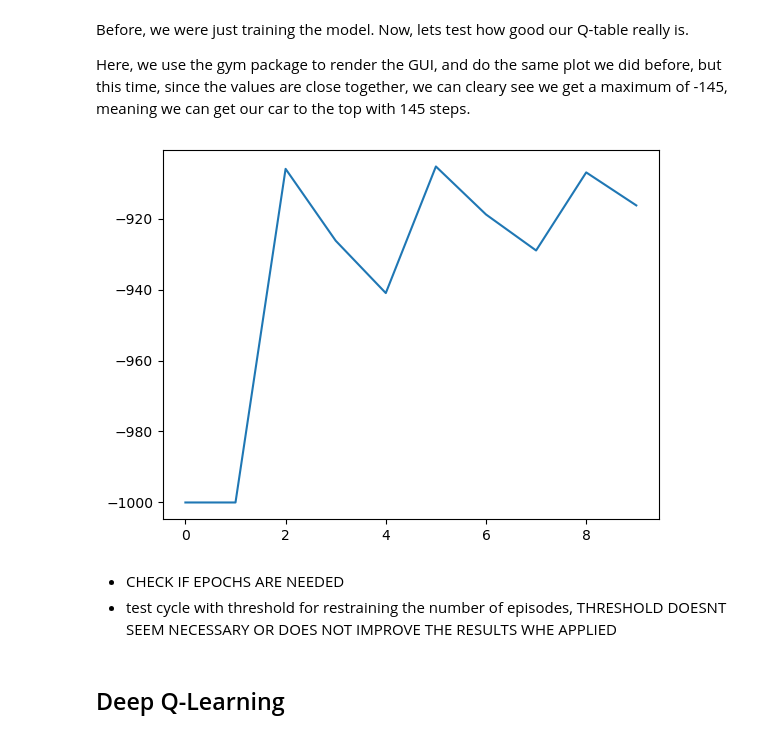
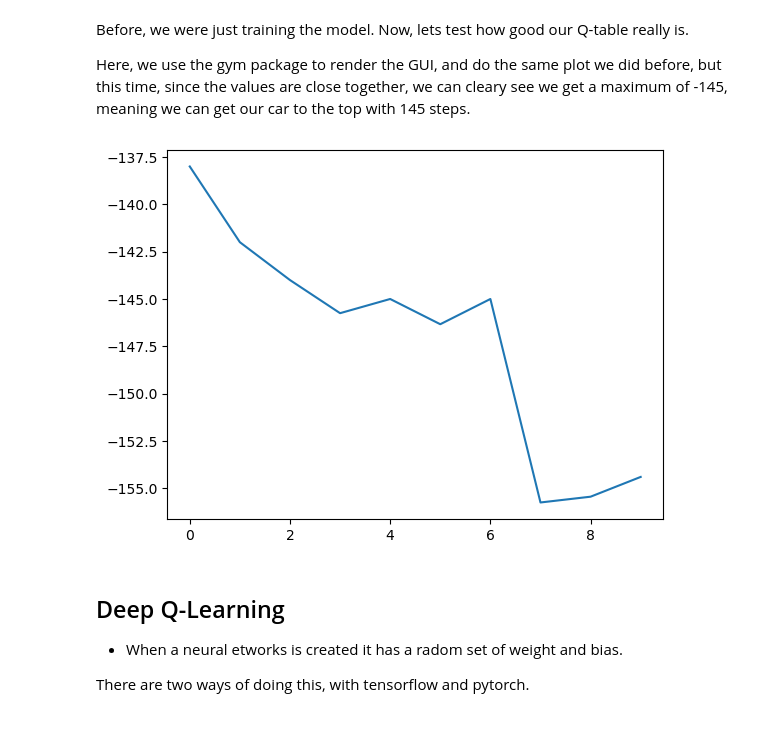
Before and after one commit to bodeborder/fcul-advanced-machine-learning, a Jupyter notebook: P3/AAA2324_P3_62931_54853.ipynb, the cells around one changed output. Saved outputs shown, nothing was run; the diff lists cells and outputs as text; code cells hidden in the pictures.

```diff
--- a/P3/AAA2324_P3_62931_54853.ipynb
+++ b/P3/AAA2324_P3_62931_54853.ipynb
@@ -211,15 +206,16 @@ q_learning_test(True,10000)
 Before, we were just training the model. Now, lets test how good our Q-table really is.
 
 Here, we use the gym package to render the GUI, and do the same plot we did before, but this time, since the values are close together, we can cleary see we get a maximum of -145, meaning we can get our car to the top with 145 steps.
-# %%
-
-env = gym.make('MountainCar-v0')
-#test
-q_learning_test(False, 10)
-# %% [output]
-[figure, removed]
-# %% [markdown]
- * CHECK IF EPOCHS ARE NEEDED
- * test cycle with threshold for restraining the number of episodes, THRESHOLD DOESNT SEEM NECESSARY OR DOES NOT IMPROVE THE RESULTS WHE APPLIED
-# %% [markdown]
-## Deep Q-Learning
+# %%
+
+eval_env = gym.make('MountainCar-v0', render_mode="human")# will be rendered in a window or on the screen using the standard rendering mechanism (GUI) of the system
+#test/evaluation
+q_learning_test(False, 10,eval_env)
+# %% [output]
+[figure, added]
+# %% [markdown]
+## Deep Q-Learning
+
+* When a neural etworks is created it has a radom set of weight and bias.
+
+There are two ways of doing this, with tensorflow and pytorch.
```
Also changed, not shown: parts of 8 cells of this notebook, 2 other files.
